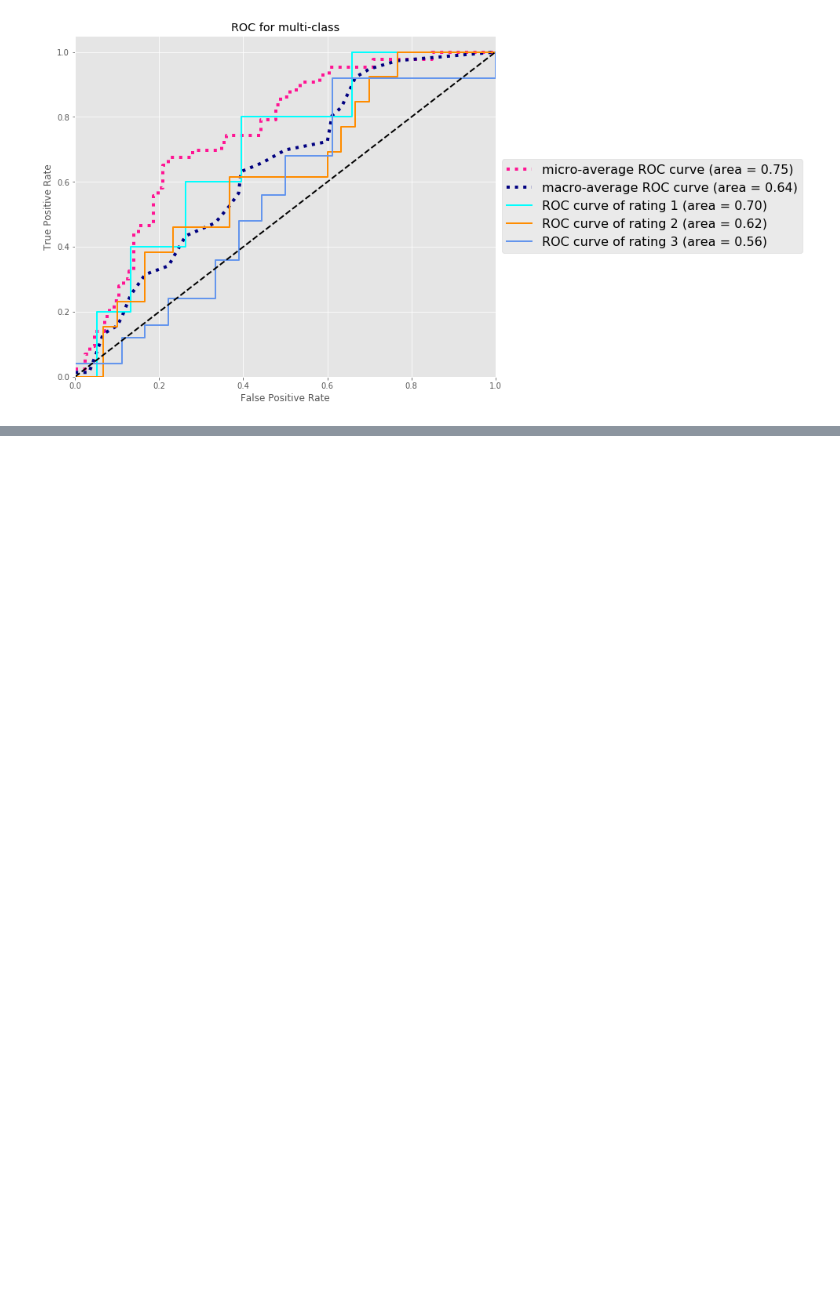
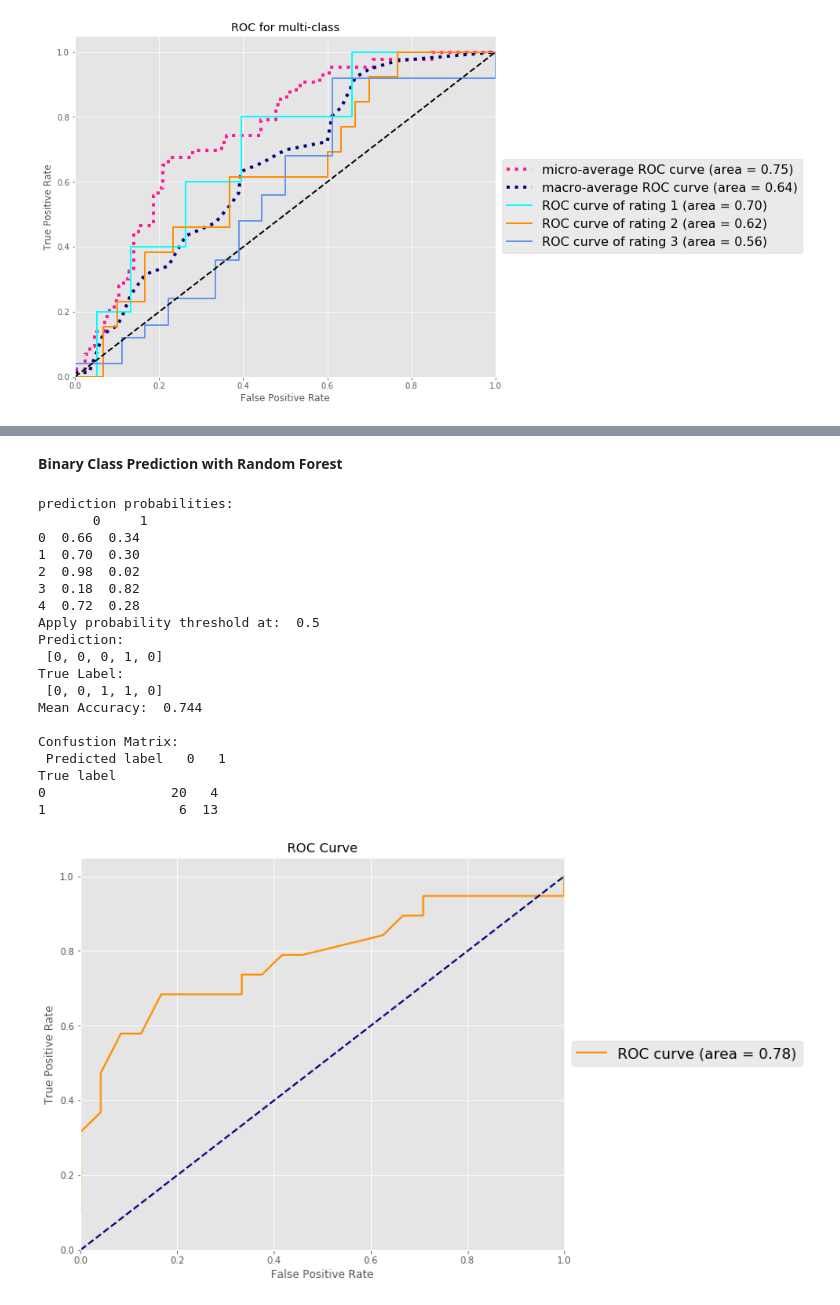
Before and after one commit to MoBran/bi2_project, a Jupyter notebook: src/model_building.ipynb, the cells around one changed output, grey strips where cells are left out. Saved outputs shown, nothing was run; the diff lists cells and outputs as text; code cells hidden in the pictures; blank space fills up the shorter version.

```diff
--- a/src/model_building.ipynb
+++ b/src/model_building.ipynb
@@ -430 +453,47 @@ True label
+# %% [markdown]
+**Binary Class Prediction with Random Forest**
+# %%
+from sklearn.ensemble import RandomForestClassifier
+classifier = RandomForestClassifier(random_state=random_state,
+                                    n_estimators = 50,
+                                    criterion = "entropy",
+                                    oob_score=True)
+
+classifier = classifier.fit(X_train, y_train)
+y_score = classifier.predict_proba(X_test)
+
+probability_threshold = 0.5
+traffic_jam_prediction = [1 if prob[1] >= probability_threshold else 0 \
+                          for prob in y_score]
+
+print("prediction probabilities:\n",pd.DataFrame(y_score[0:5],columns=[0,1]))
+print("Apply probability threshold at: ", probability_threshold)
+print("Prediction:\n", traffic_jam_prediction[0:5])
+print("True Label:\n", [i for i in y_test[0:5]])
+print("Mean Accuracy: ", round(classifier.score(X_test,y_test),3))
+print("\nConfustion Matrix: \n",confusion_matrix(y_test,traffic_jam_prediction))
+
+prediction_probabilities_class_1 = y_score[:,1]
+plot_ROC_curve(y_test, prediction_probabilities_class_1)
+# %% [output]
+prediction probabilities:
+       0     1
+0  0.66  0.34
+1  0.70  0.30
+2  0.98  0.02
+3  0.18  0.82
+4  0.72  0.28
+Apply probability threshold at:  0.5
+Prediction:
+ [0, 0, 0, 1, 0]
+True Label:
+ [0, 0, 1, 1, 0]
+Mean Accuracy:  0.744
+
+Confustion Matrix:
+ Predicted label   0   1
+True label
+0                20   4
+1                 6  13
+[figure, added]
 # %% [markdown]
```
Also changed, not shown: parts of 16 cells of this notebook, 1 other file.
